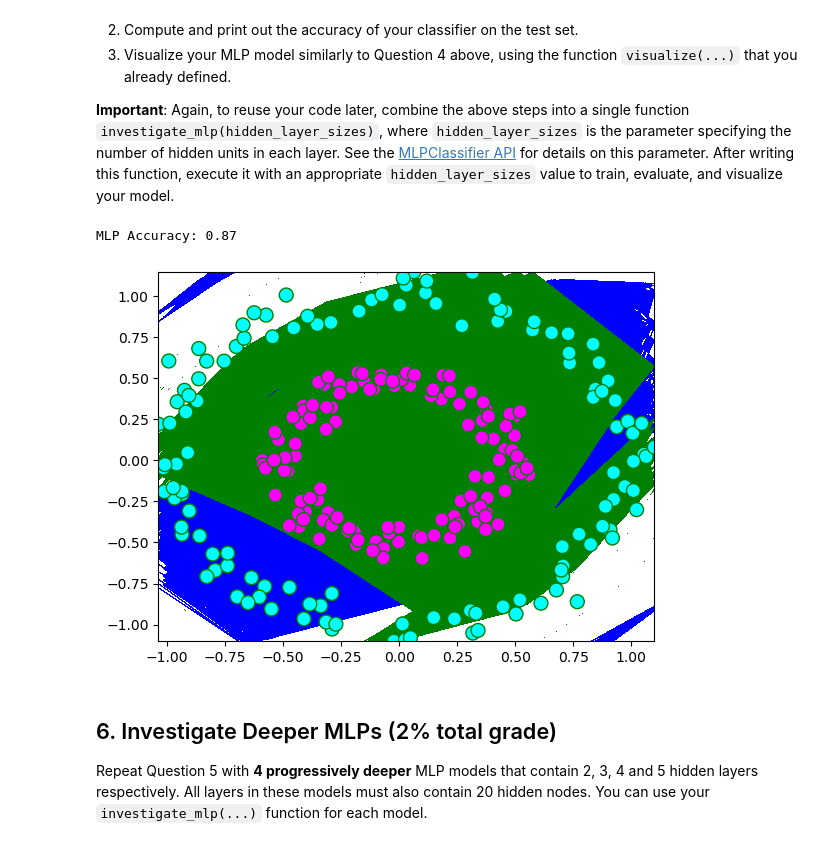
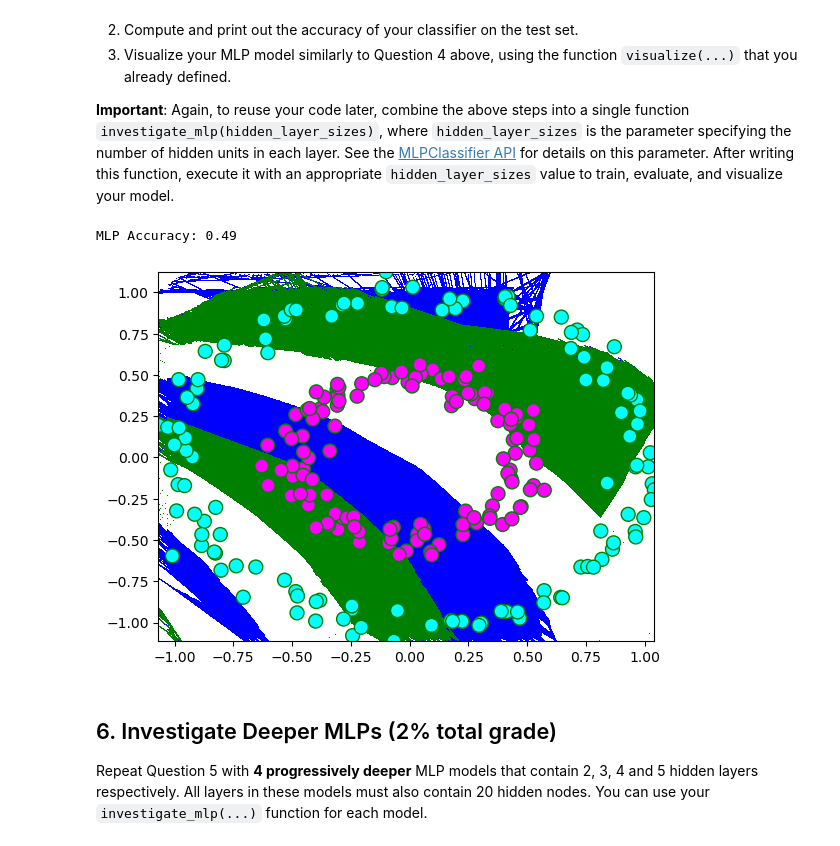
Before and after one commit to michaelcordero/cap-5602-ai, a Jupyter notebook: homework_notebooks/homework4.ipynb, the cells around one changed output. Saved outputs shown, nothing was run; the diff lists cells and outputs as text; code cells hidden in the pictures.

```diff
--- a/homework_notebooks/homework4.ipynb
+++ b/homework_notebooks/homework4.ipynb
@@ -89,20 +89,20 @@ Write code to:
 # %%
 # Write your code here
 from sklearn.neural_network import MLPClassifier
 from sklearn.metrics import accuracy_score
 
-def investigate_mlp(hidden_layer_sizes: int):
+def investigate_mlp(hidden_layer_sizes: (int,int)):
     mlp = MLPClassifier(hidden_layer_sizes=hidden_layer_sizes)
     mlp.fit(X_train, Y_train)
     mlpY_prediction = mlp.predict(X_test)
     mlp_acc = accuracy_score(Y_test, mlpY_prediction)
     print(f'MLP Accuracy: {mlp_acc}')
     visualize(mlp, X, Y)
 
-investigate_mlp(20)
+investigate_mlp((20,1))
 # %% [output]
-MLP Accuracy: 0.87
+MLP Accuracy: 0.49
-[figure, old version]
+[figure, new version]
 # %% [markdown]
 ## 6. Investigate Deeper MLPs (2% total grade)
 
```
Also changed, not shown: parts of 4 cells of this notebook.
